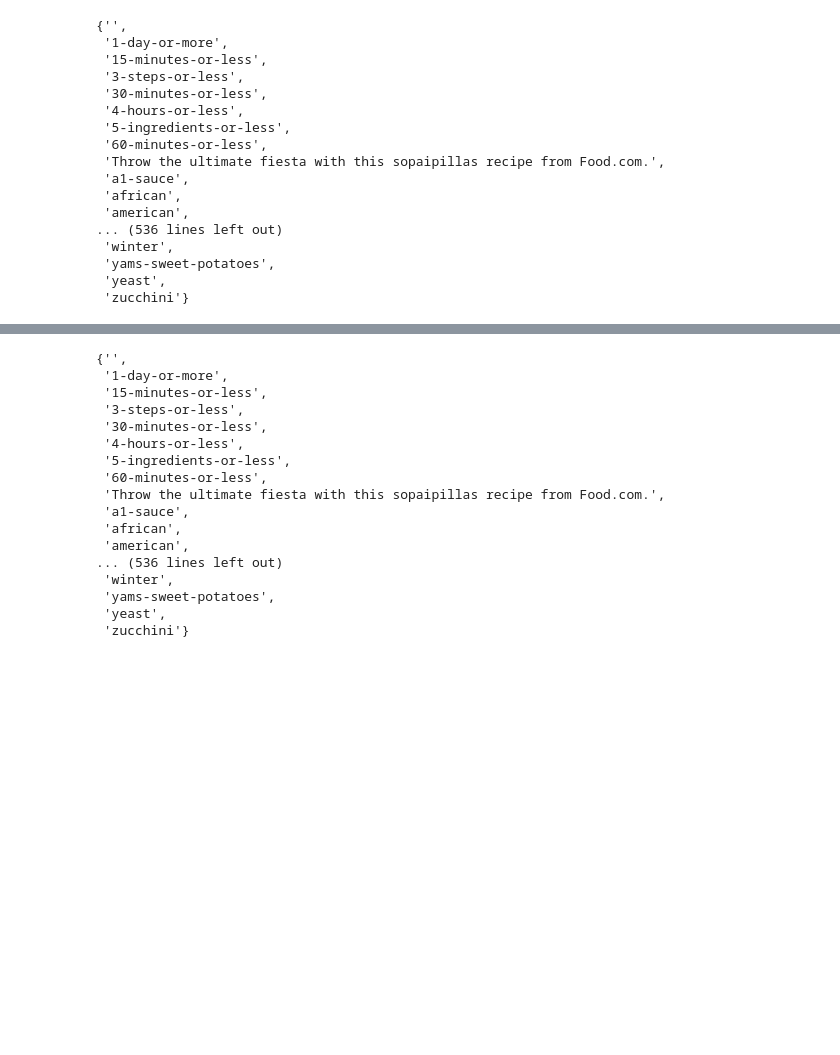
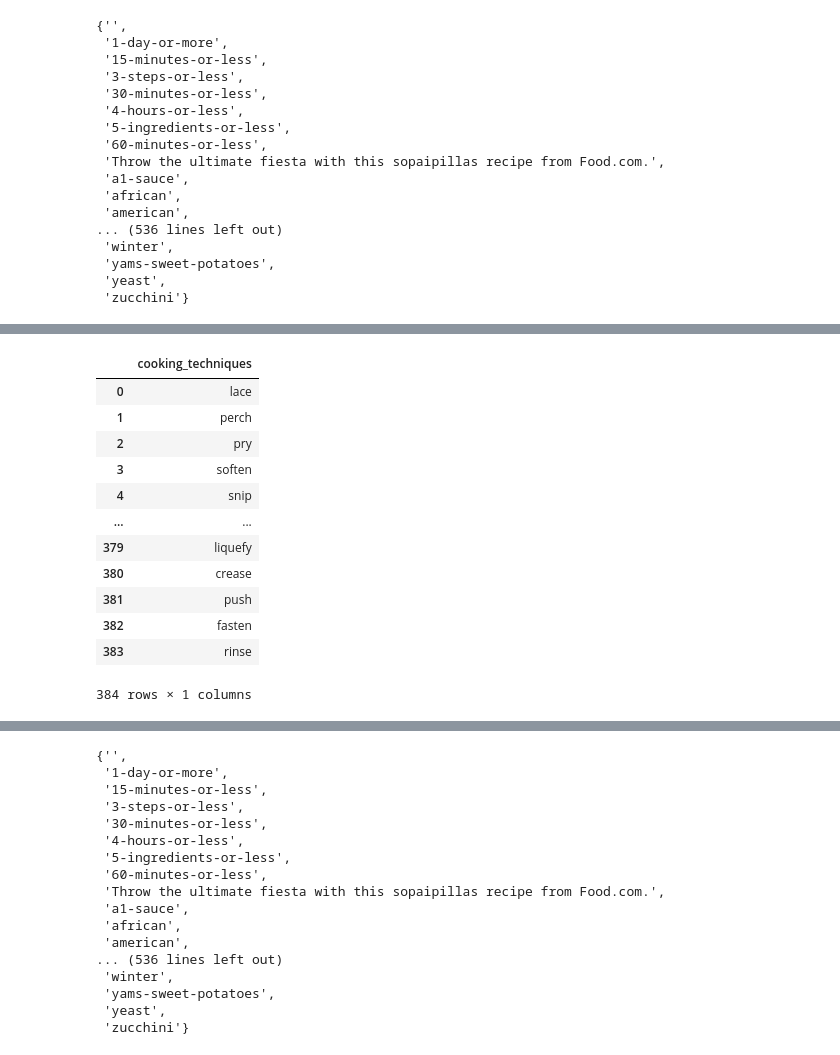
Before and after one commit to niguen/projektabeit_nlp_2, a Jupyter notebook: tag_selector.ipynb, the cells around one changed output, grey strips where cells are left out. Drawn from its saved outputs; the diff is of its cells as text; code cells hidden in the pictures; blank space fills up the shorter version.

```diff
--- a/tag_selector.ipynb
+++ b/tag_selector.ipynb
@@ -60,0 +106,17 @@ RAW_recipes_df_cleaned.shape
+# %%
+cooking_techniques = pd.read_csv('data/verb.vocab', header=None, names=["cooking_techniques"])
+cooking_techniques
+# %% [output]
+|  | cooking_techniques |
+| 0 | lace |
+| 1 | perch |
+| 2 | pry |
+| 3 | soften |
+| 4 | snip |
+| ... | ... |
+| 379 | liquefy |
+| 380 | crease |
+| 381 | push |
+| 382 | fasten |
+| 383 | rinse |
+384 rows × 1 columns
```
Also changed, not shown: parts of 23 cells of this notebook, 5 other files.
